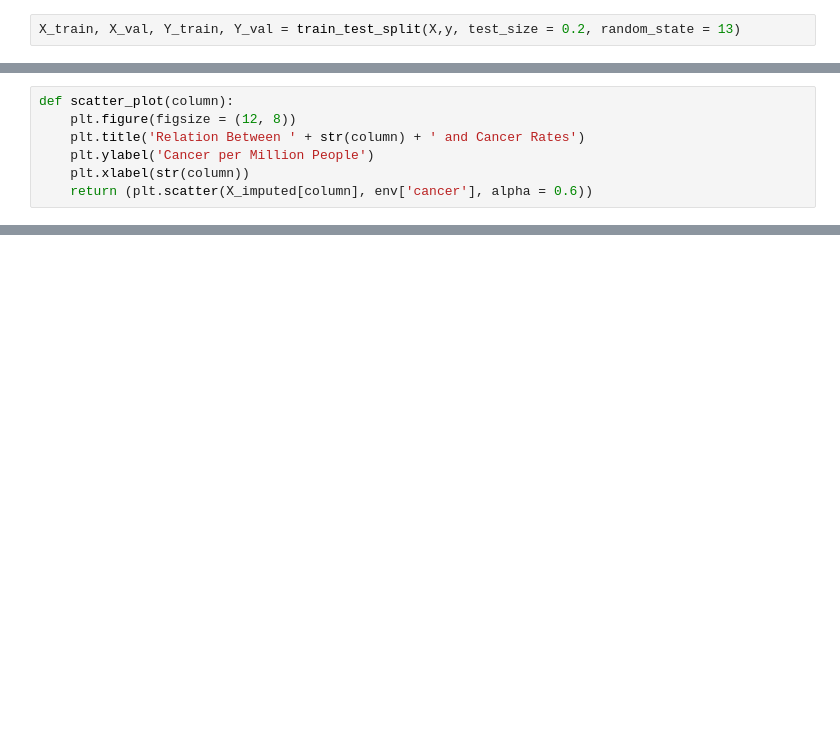
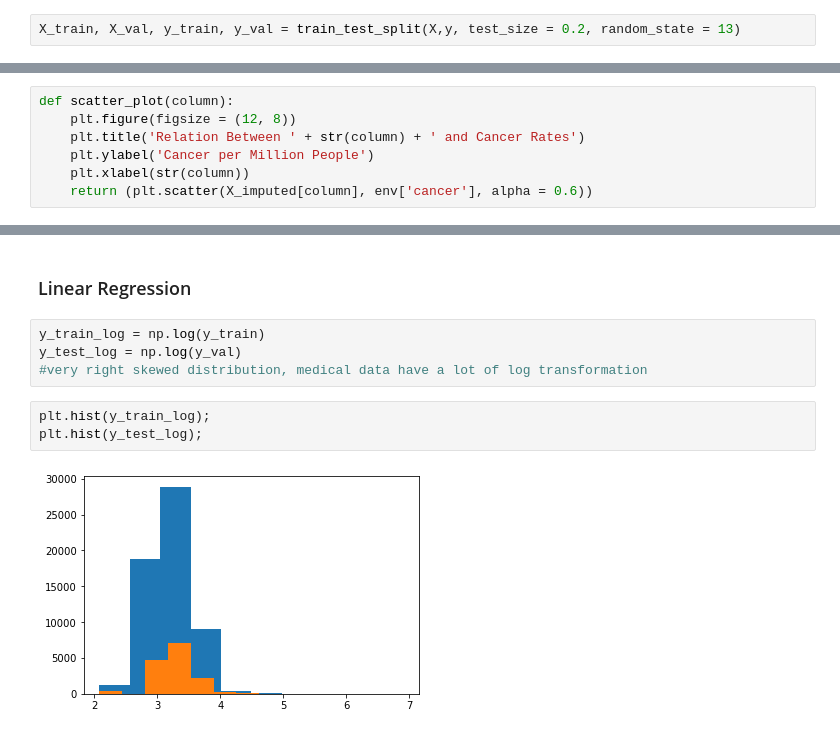
Before and after one commit to LewisDaDude/Project-4, a Jupyter notebook: EDA_VISHNU_VERSION.ipynb, the cells around one changed output, grey strips where cells are left out. Cells and saved outputs as stored; diff of their text form; blank space fills up the shorter version.

```diff
--- a/EDA_VISHNU_VERSION.ipynb
+++ b/EDA_VISHNU_VERSION.ipynb
@@ -947,7 +981,7 @@ for i in range(3):
 X = env.drop(columns = ['cancer', 'st_name', 'st_abbrev'])
 y = env['cancer']
 # %%
-X_train, X_val, Y_train, Y_val = train_test_split(X,y, test_size = 0.2, random_state = 13)
+X_train, X_val, y_train, y_val = train_test_split(X,y, test_size = 0.2, random_state = 13)
 # %%
 it = IterativeImputer(estimator = LinearRegression())
 X_train_missing = it.fit_transform(X_train)
@@ -1142,0 +1220,11 @@ The scatter plot of the residuals shows that there is not equal variance, which
+# %% [markdown]
+### Linear Regression
+# %%
+y_train_log = np.log(y_train)
+y_test_log = np.log(y_val)
+#very right skewed distribution, medical data have a lot of log transformation
+# %%
+plt.hist(y_train_log);
+plt.hist(y_test_log);
+# %% [output]
+[figure, added]
```
Also changed, not shown: parts of 95 cells of this notebook, 3 other files.
